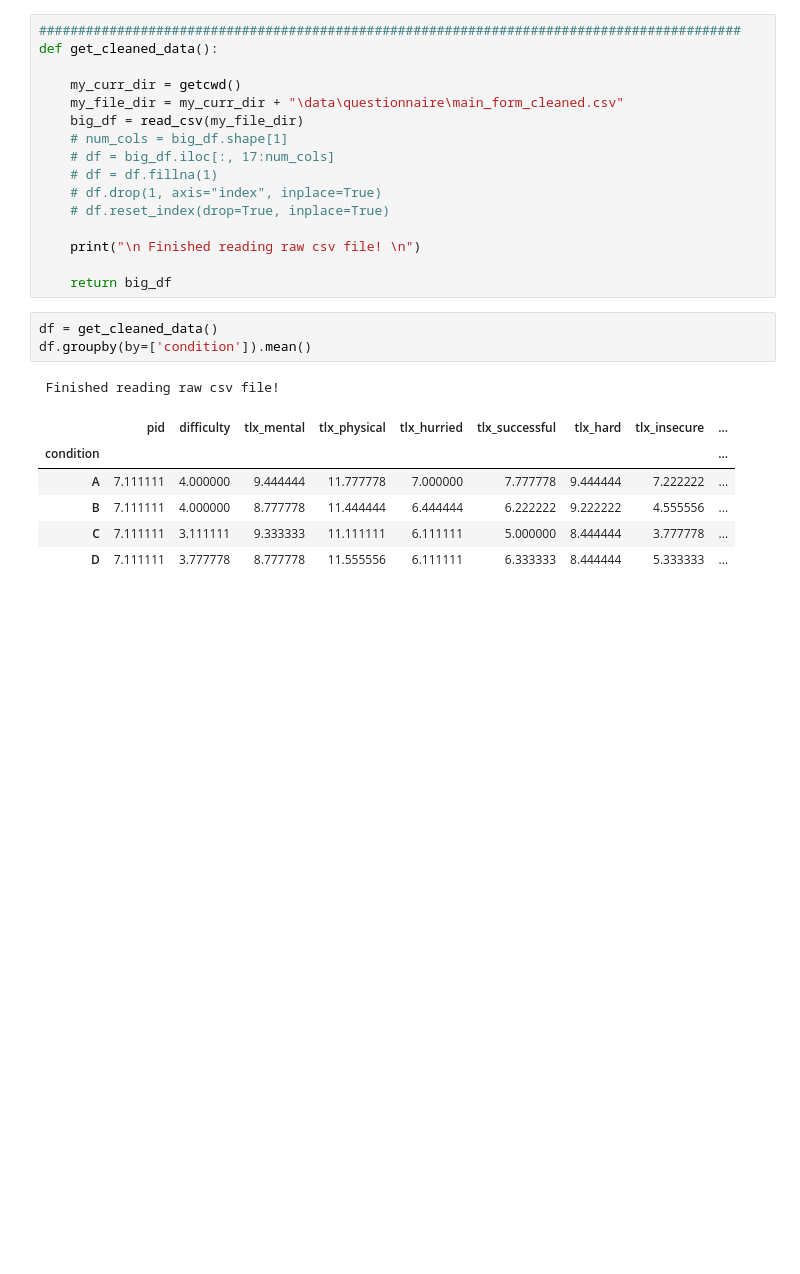
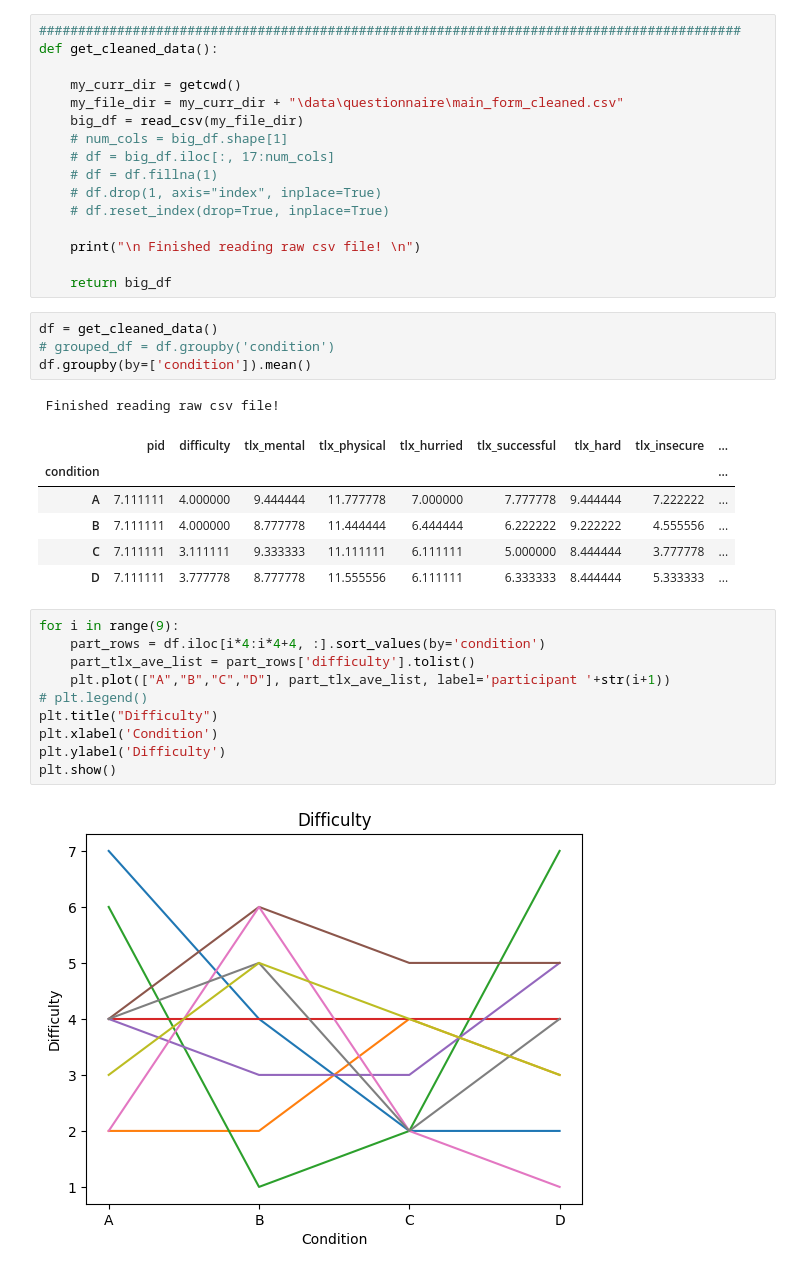
Before and after one commit to mpan31415/robot-x-ar, a Jupyter notebook: plotting.ipynb, the cells around one changed output. Cells and saved outputs as stored; diff of their text form; blank space fills up the shorter version.

Commit message:
first batch plots

```diff
--- a/plotting.ipynb
+++ b/plotting.ipynb
@@ -20,6 +22,7 @@ def get_cleaned_data():
     return big_df
 # %%
 df = get_cleaned_data()
+# grouped_df = df.groupby('condition')
 df.groupby(by=['condition']).mean()
 # %% [output]
  Finished reading raw csv file!
@@ -29,3 +32,15 @@ df.groupby(by=['condition']).mean()
 | B | 7.111111 | 4.000000 | 8.777778 | 11.444444 | 6.444444 | 6.222222 | 9.222222 | 4.555556 | ... |
 | C | 7.111111 | 3.111111 | 9.333333 | 11.111111 | 6.111111 | 5.000000 | 8.444444 | 3.777778 | ... |
 | D | 7.111111 | 3.777778 | 8.777778 | 11.555556 | 6.111111 | 6.333333 | 8.444444 | 5.333333 | ... |
+# %%
+for i in range(9):
+    part_rows = df.iloc[i*4:i*4+4, :].sort_values(by='condition')
+    part_tlx_ave_list = part_rows['difficulty'].tolist()
+    plt.plot(["A","B","C","D"], part_tlx_ave_list, label='participant '+str(i+1))
+# plt.legend()
+plt.title("Difficulty")
+plt.xlabel('Condition')
+plt.ylabel('Difficulty')
+plt.show()
+# %% [output]
+[figure, added]
```
Also changed, not shown: parts of 5 cells of this notebook, 1 other file.
